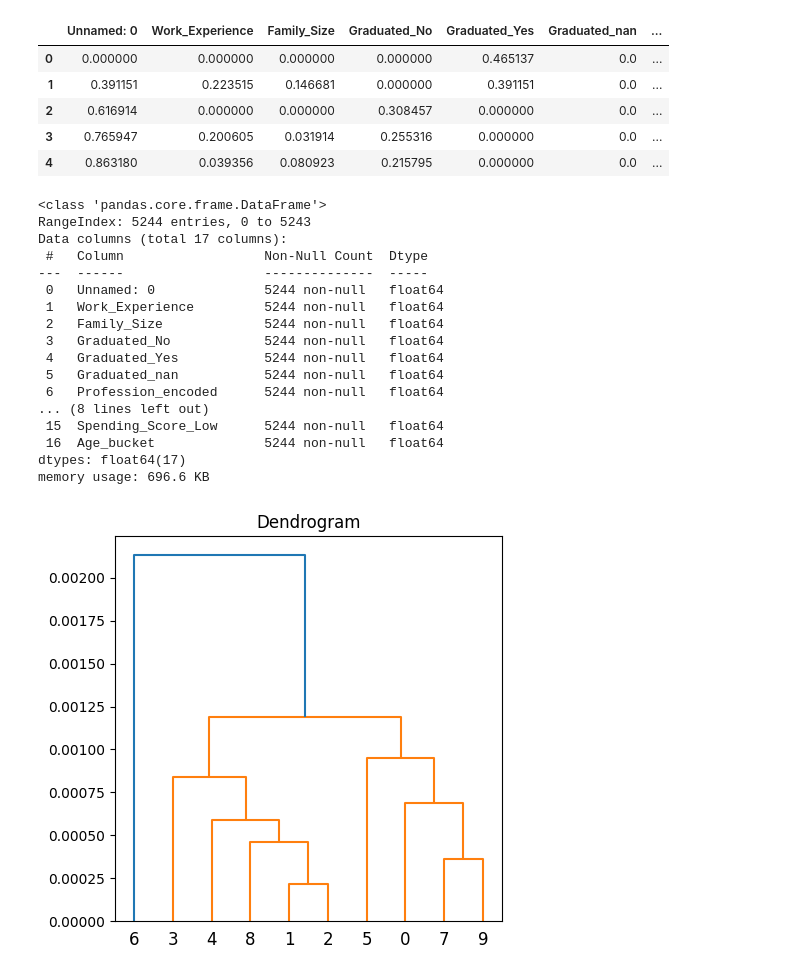
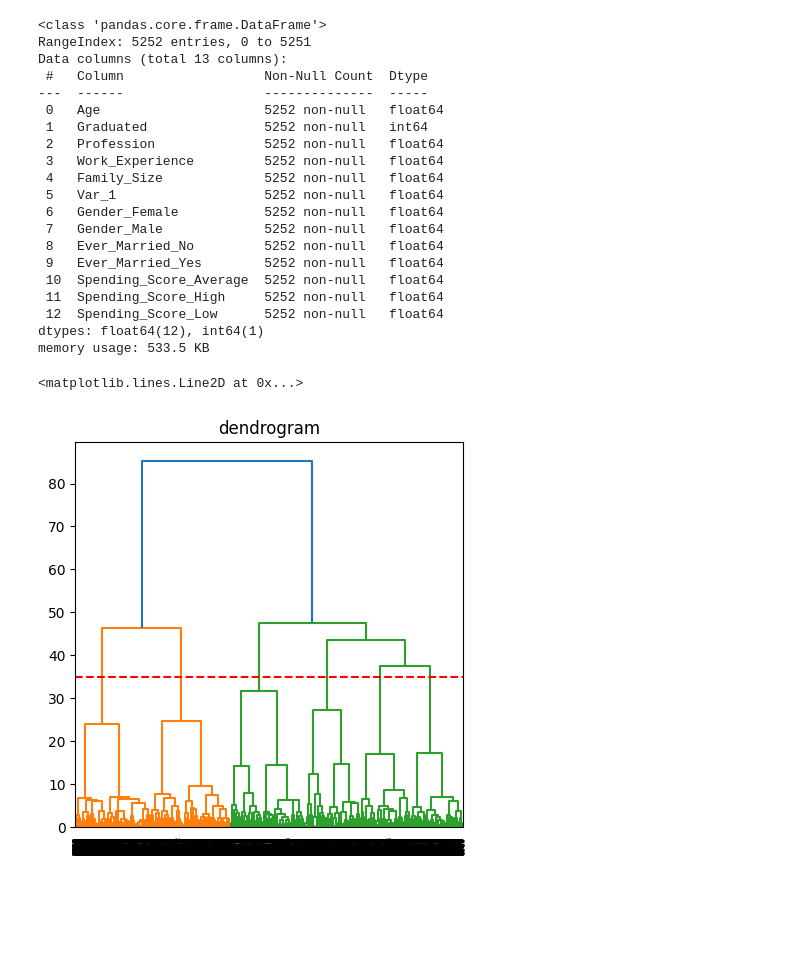
Before and after one commit to environmentallyconsciouscoder/customer_segmentation, a Jupyter notebook: hierarchical.ipynb, the cells around one changed output. Cells and saved outputs as stored; diff of their text form; code cells hidden in the pictures; blank space fills up the shorter version.

```diff
--- a/hierarchical.ipynb
+++ b/hierarchical.ipynb
@@ -18,41 +7,36 @@ data.head()
-# %%
-data_norm = normalize(data)
-
-data_norm = pd.DataFrame(data_norm, columns=data.columns)
-data_norm.head()
-# %% [output]
-|  | Unnamed: 0 | Work_Experience | Family_Size | Graduated_No | Graduated_Yes | Graduated_nan | ... |
-| 0 | 0.000000 | 0.000000 | 0.000000 | 0.000000 | 0.465137 | 0.0 | ... |
-| 1 | 0.391151 | 0.223515 | 0.146681 | 0.000000 | 0.391151 | 0.0 | ... |
-| 2 | 0.616914 | 0.000000 | 0.000000 | 0.308457 | 0.000000 | 0.0 | ... |
-| 3 | 0.765947 | 0.200605 | 0.031914 | 0.255316 | 0.000000 | 0.0 | ... |
-| 4 | 0.863180 | 0.039356 | 0.080923 | 0.215795 | 0.000000 | 0.0 | ... |
+# %%
+data_before_remove_first_column = pd.read_csv('data_2.csv')
+data_norm = data_before_remove_first_column.iloc[:, 1:]
 # %%
 data_norm.info()
 # %% [output]
 <class 'pandas.core.frame.DataFrame'>
-RangeIndex: 5244 entries, 0 to 5243
-Data columns (total 17 columns):
+RangeIndex: 5252 entries, 0 to 5251
+Data columns (total 13 columns):
  #   Column                  Non-Null Count  Dtype
 ---  ------                  --------------  -----
- 0   Unnamed: 0              5244 non-null   float64
- 1   Work_Experience         5244 non-null   float64
- 2   Family_Size             5244 non-null   float64
- 3   Graduated_No            5244 non-null   float64
- 4   Graduated_Yes           5244 non-null   float64
- 5   Graduated_nan           5244 non-null   float64
- 6   Profession_encoded      5244 non-null   float64
-... (8 lines left out)
- 15  Spending_Score_Low      5244 non-null   float64
- 16  Age_bucket              5244 non-null   float64
-dtypes: float64(17)
-memory usage: 696.6 KB
+ 0   Age                     5252 non-null   float64
+ 1   Graduated               5252 non-null   int64
+ 2   Profession              5252 non-null   float64
+ 3   Work_Experience         5252 non-null   float64
+ 4   Family_Size             5252 non-null   float64
+ 5   Var_1                   5252 non-null   float64
+ 6   Gender_Female           5252 non-null   float64
+ 7   Gender_Male             5252 non-null   float64
+ 8   Ever_Married_No         5252 non-null   float64
+ 9   Ever_Married_Yes        5252 non-null   float64
+ 10  Spending_Score_Average  5252 non-null   float64
+ 11  Spending_Score_High     5252 non-null   float64
+ 12  Spending_Score_Low      5252 non-null   float64
+dtypes: float64(12), int64(1)
+memory usage: 533.5 KB
 # %%
-## dendrogram
-import matplotlib.pyplot as plt
-subset_data = data_norm.sample(n=10)
+## break
 plt.figure(figsize=(5,5))
-plt.title('Dendrogram')
-dend = shc.dendrogram(shc.linkage(subset_data, method='ward'))
+plt.title('dendrogram')
+plt.xticks(rotation=90)
+dend = shc.dendrogram(shc.linkage(data_norm, method="ward"))
+plt.axhline(y=35, color= "red", linestyle="--")
 # %% [output]
+<matplotlib.lines.Line2D at 0x...>
-[figure, old version]
+[figure, new version]
```
Also changed, not shown: parts of 11 cells of this notebook.
